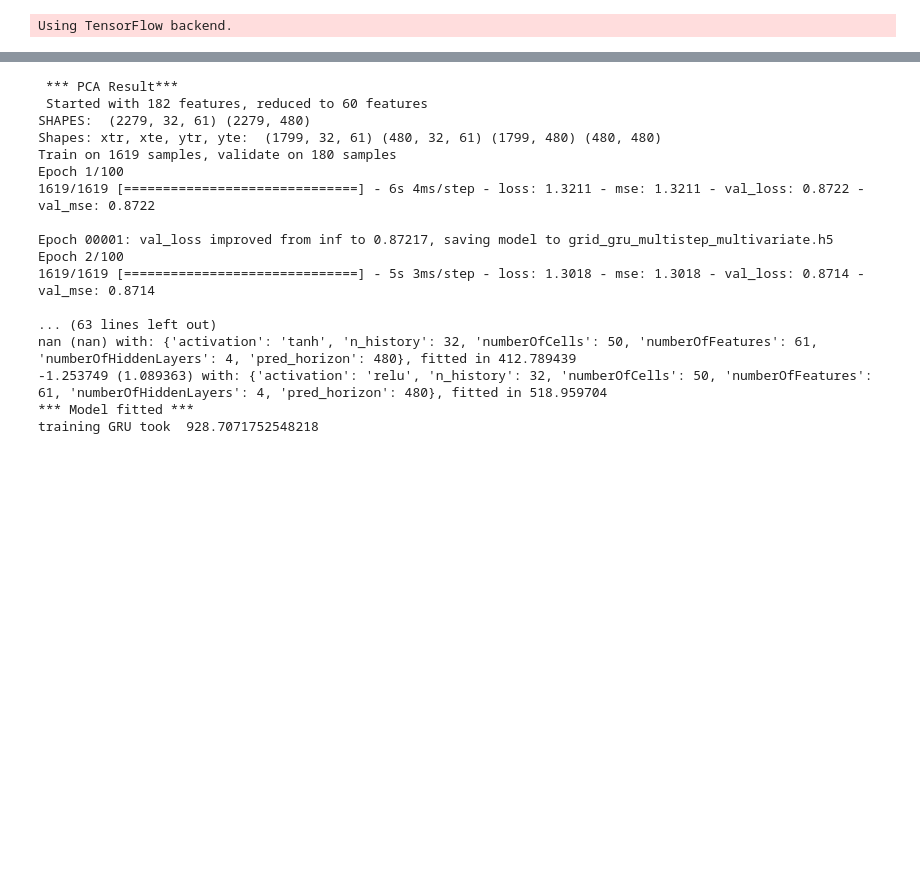
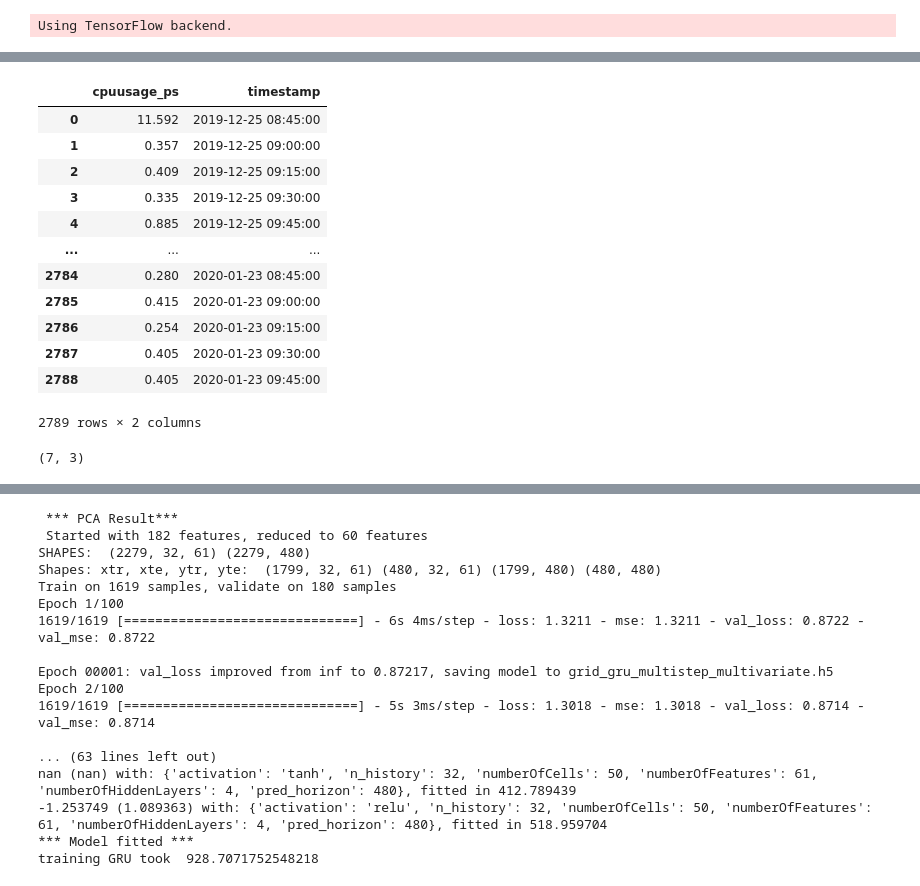
Before and after one commit to Sultanow/dc_cubes, a Jupyter notebook: research/scripts/forecast/GridSearch.ipynb, the cells around one changed output, grey strips where cells are left out. Cells and saved outputs as stored; diff of their text form; code cells hidden in the pictures; blank space fills up the shorter version.

```diff
--- a/research/scripts/forecast/GridSearch.ipynb
+++ b/research/scripts/forecast/GridSearch.ipynb
@@ -440,0 +449,16 @@ df[predictionColumn] = pd.to_numeric(df[predictionColumn])
+# %%
+df[[predictionColumn, "timestamp"]]
+# %% [output]
+|  | cpuusage_ps | timestamp |
+| 0 | 11.592 | 2019-12-25 08:45:00 |
+| 1 | 0.357 | 2019-12-25 09:00:00 |
+| 2 | 0.409 | 2019-12-25 09:15:00 |
+| 3 | 0.335 | 2019-12-25 09:30:00 |
+| 4 | 0.885 | 2019-12-25 09:45:00 |
+| ... | ... | ... |
+| 2784 | 0.280 | 2020-01-23 08:45:00 |
+| 2785 | 0.415 | 2020-01-23 09:00:00 |
+| 2786 | 0.254 | 2020-01-23 09:15:00 |
+| 2787 | 0.405 | 2020-01-23 09:30:00 |
+| 2788 | 0.405 | 2020-01-23 09:45:00 |
+2789 rows × 2 columns
@@ -440,0 +475,4 @@ df[predictionColumn] = pd.to_numeric(df[predictionColumn])
+# %%
+a.values.shape
+# %% [output]
+(7, 3)
```
Also changed, not shown: parts of 12 cells of this notebook, 5 other files.
